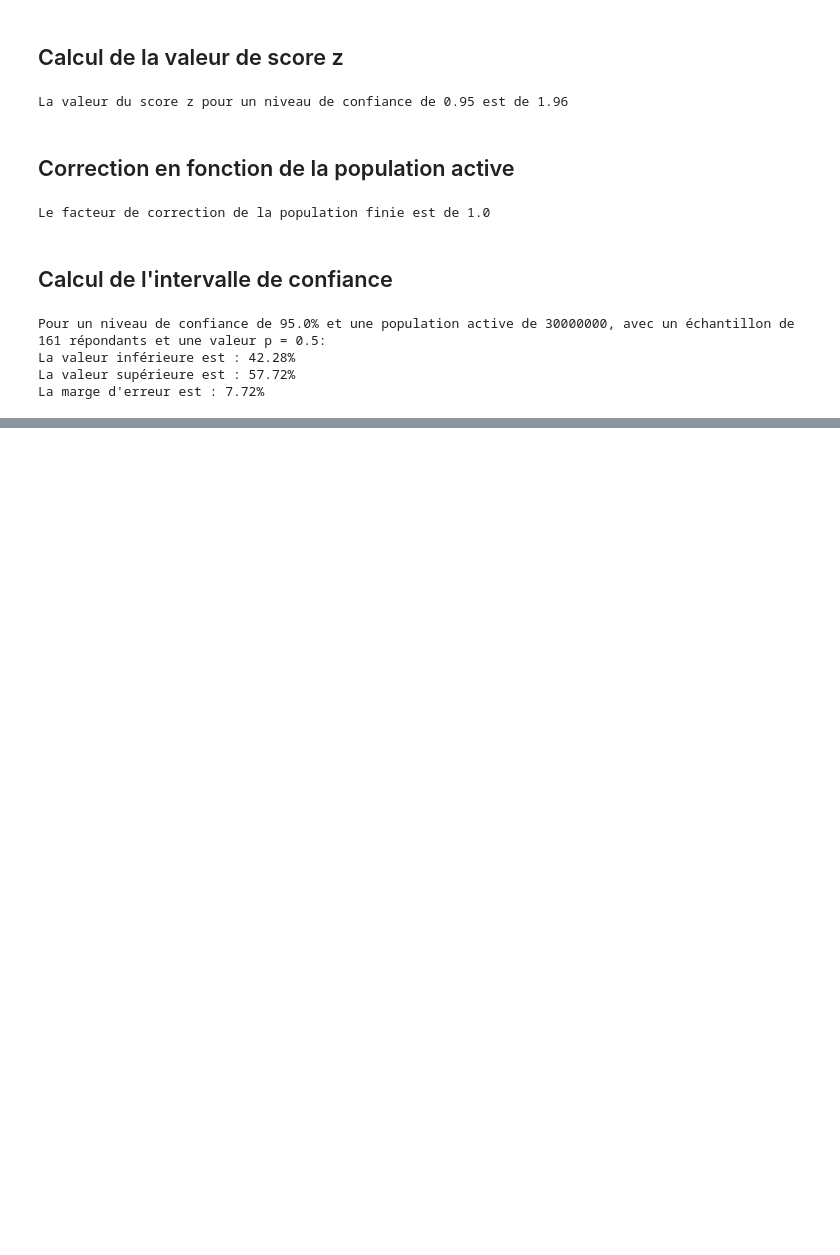
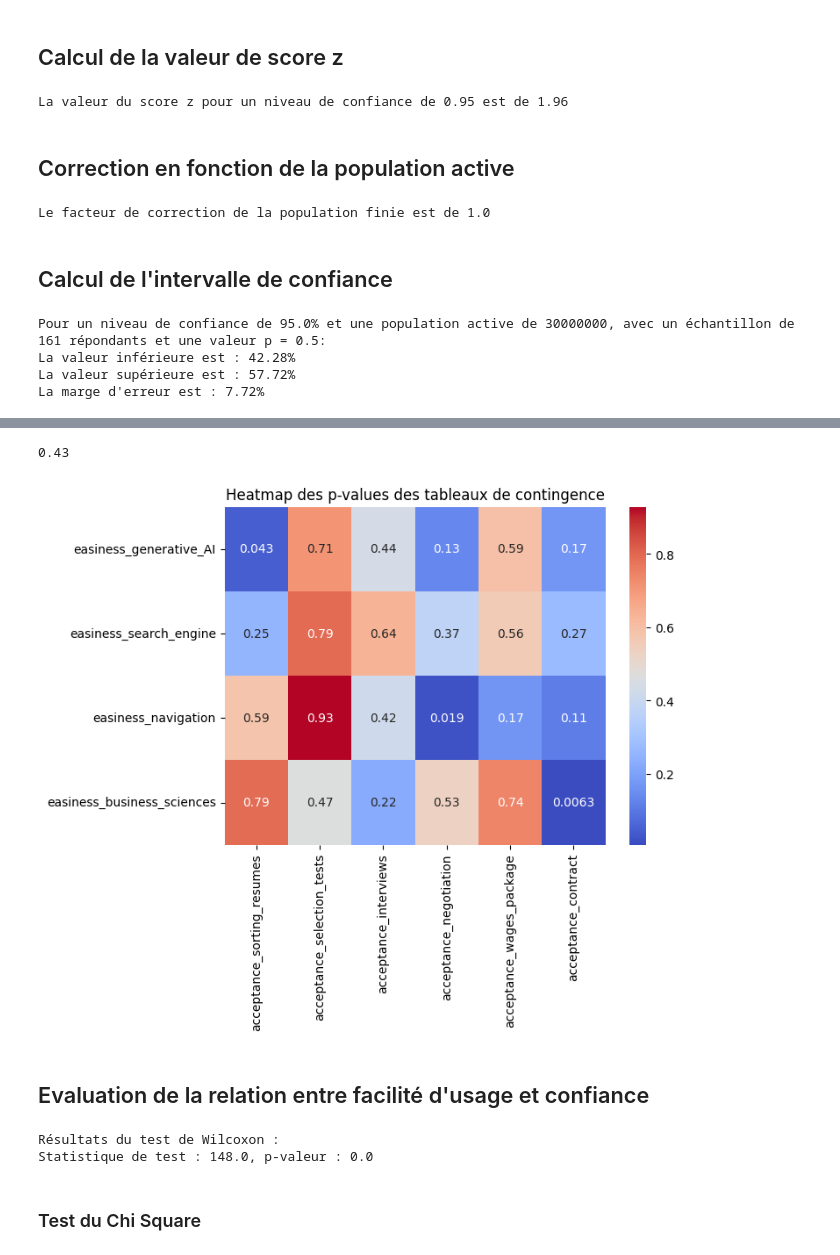
Before and after one commit to Fabrice-64/survey_thesis, a Jupyter notebook: Etude Quantitative.ipynb, the cells around one changed output, grey strips where cells are left out. Cells and saved outputs as stored; diff of their text form; code cells hidden in the pictures; blank space fills up the shorter version.

```diff
--- a/Etude Quantitative.ipynb
+++ b/Etude Quantitative.ipynb
@@ -309,0 +853,3 @@ La marge d'erreur est : 7.72%
+# %%
+df['score_easiness'] = df[easiness_columns].sum(axis=1)
+df['score_acceptance'] = df[acceptance_columns].sum(axis=1)
@@ -309,0 +893,12 @@ La marge d'erreur est : 7.72%
+# %%
+# P-values median
+p_values_median = median(p_values)
+round(p_values_median, 2)
+# %% [output]
+0.43
+# %%
+create_heatmap(df, easiness_columns, acceptance_columns)
+# %% [output]
+[figure, added]
+# %% [markdown]
+## Evaluation de la relation entre facilité d'usage et confiance
@@ -309,0 +908,12 @@ La marge d'erreur est : 7.72%
+# %%
+# Calcul du test de Wilcoxon des rangs signés
+stat, p = stats.wilcoxon(df['score_easiness'], df['score_trust'])
+
+# Affichage des résultats
+print("Résultats du test de Wilcoxon :")
+print(f"Statistique de test : {stat}, p-valeur : {round(p, 4)}")
+# %% [output]
+Résultats du test de Wilcoxon :
+Statistique de test : 148.0, p-valeur : 0.0
+# %% [markdown]
+### Test du Chi Square
```
Also changed, not shown: parts of 159 cells of this notebook.
